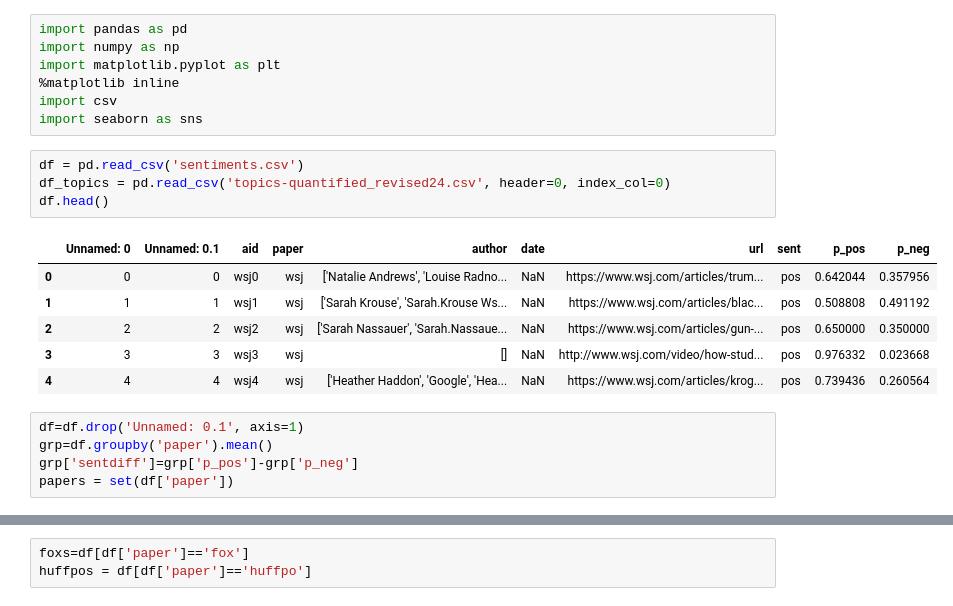
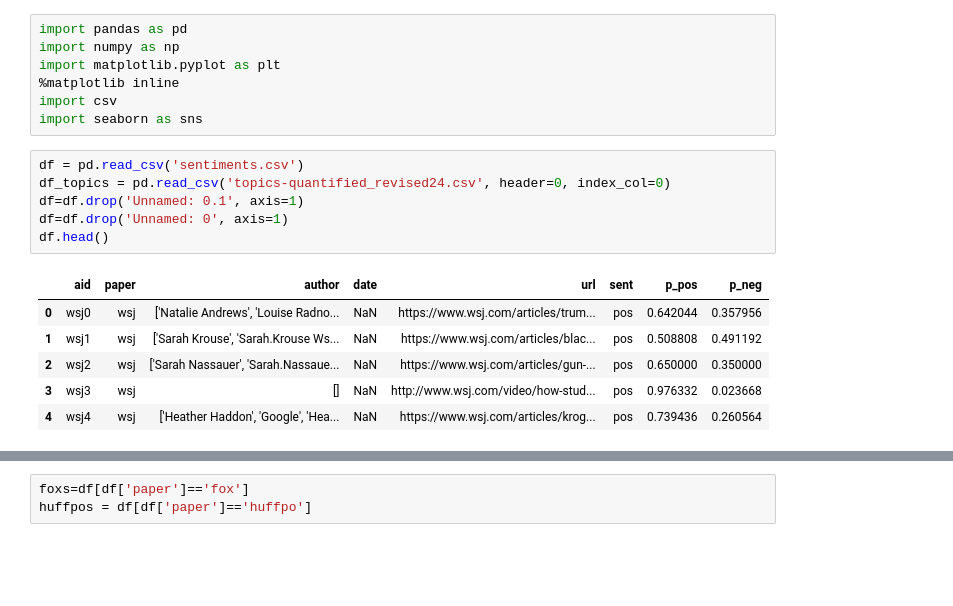
Before and after one commit to michellejm/guns_in_America, a Jupyter notebook: sentimentVisuals.ipynb, the cells around one changed output, grey strips where cells are left out. Saved outputs shown, nothing was run; the diff lists cells and outputs as text; blank space fills up the shorter version.

```diff
--- a/sentimentVisuals.ipynb
+++ b/sentimentVisuals.ipynb
@@ -8,16 +8,13 @@ import seaborn as sns
 # %%
 df = pd.read_csv('sentiments.csv')
 df_topics = pd.read_csv('topics-quantified_revised24.csv', header=0, index_col=0)
+df=df.drop('Unnamed: 0.1', axis=1)
+df=df.drop('Unnamed: 0', axis=1)
 df.head()
 # %% [output]
-|  | Unnamed: 0 | Unnamed: 0.1 | aid | paper | author | date | url | sent | p_pos | p_neg |
-| 0 | 0 | 0 | wsj0 | wsj | ['Natalie Andrews', 'Louise Radno... | NaN | https://www.wsj.com/articles/trum... | pos | 0.642044 | 0.357956 |
-| 1 | 1 | 1 | wsj1 | wsj | ['Sarah Krouse', 'Sarah.Krouse Ws... | NaN | https://www.wsj.com/articles/blac... | pos | 0.508808 | 0.491192 |
-| 2 | 2 | 2 | wsj2 | wsj | ['Sarah Nassauer', 'Sarah.Nassaue... | NaN | https://www.wsj.com/articles/gun-... | pos | 0.650000 | 0.350000 |
-| 3 | 3 | 3 | wsj3 | wsj | [] | NaN | http://www.wsj.com/video/how-stud... | pos | 0.976332 | 0.023668 |
-| 4 | 4 | 4 | wsj4 | wsj | ['Heather Haddon', 'Google', 'Hea... | NaN | https://www.wsj.com/articles/krog... | pos | 0.739436 | 0.260564 |
+|  | aid | paper | author | date | url | sent | p_pos | p_neg |
+| 0 | wsj0 | wsj | ['Natalie Andrews', 'Louise Radno... | NaN | https://www.wsj.com/articles/trum... | pos | 0.642044 | 0.357956 |
+| 1 | wsj1 | wsj | ['Sarah Krouse', 'Sarah.Krouse Ws... | NaN | https://www.wsj.com/articles/blac... | pos | 0.508808 | 0.491192 |
+| 2 | wsj2 | wsj | ['Sarah Nassauer', 'Sarah.Nassaue... | NaN | https://www.wsj.com/articles/gun-... | pos | 0.650000 | 0.350000 |
+| 3 | wsj3 | wsj | [] | NaN | http://www.wsj.com/video/how-stud... | pos | 0.976332 | 0.023668 |
+| 4 | wsj4 | wsj | ['Heather Haddon', 'Google', 'Hea... | NaN | https://www.wsj.com/articles/krog... | pos | 0.739436 | 0.260564 |
-# %%
-df=df.drop('Unnamed: 0.1', axis=1)
-grp=df.groupby('paper').mean()
-grp['sentdiff']=grp['p_pos']-grp['p_neg']
-papers = set(df['paper'])
```
Also changed, not shown: parts of 5 cells of this notebook, 2 other files.
